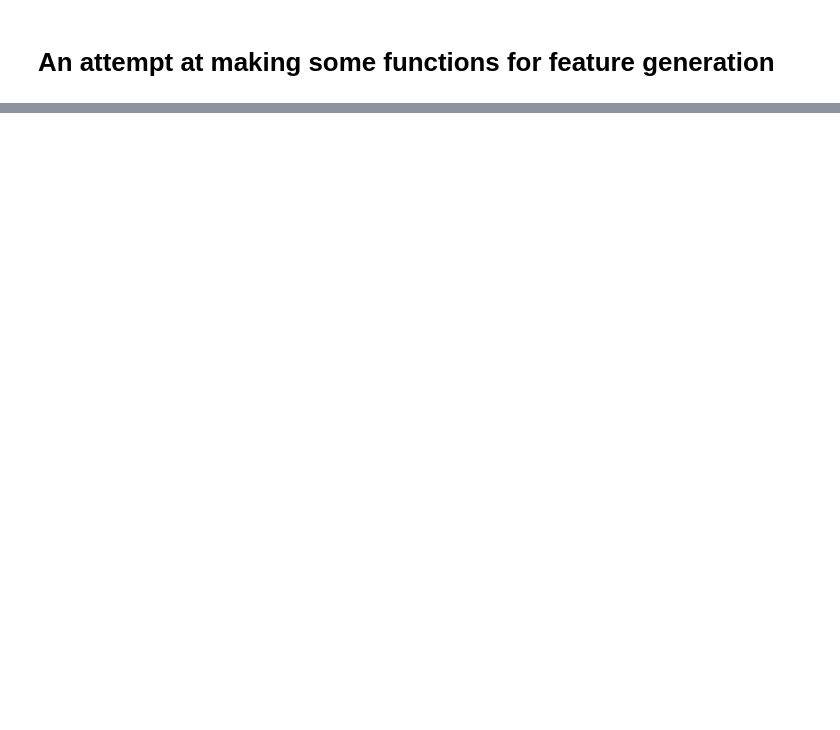
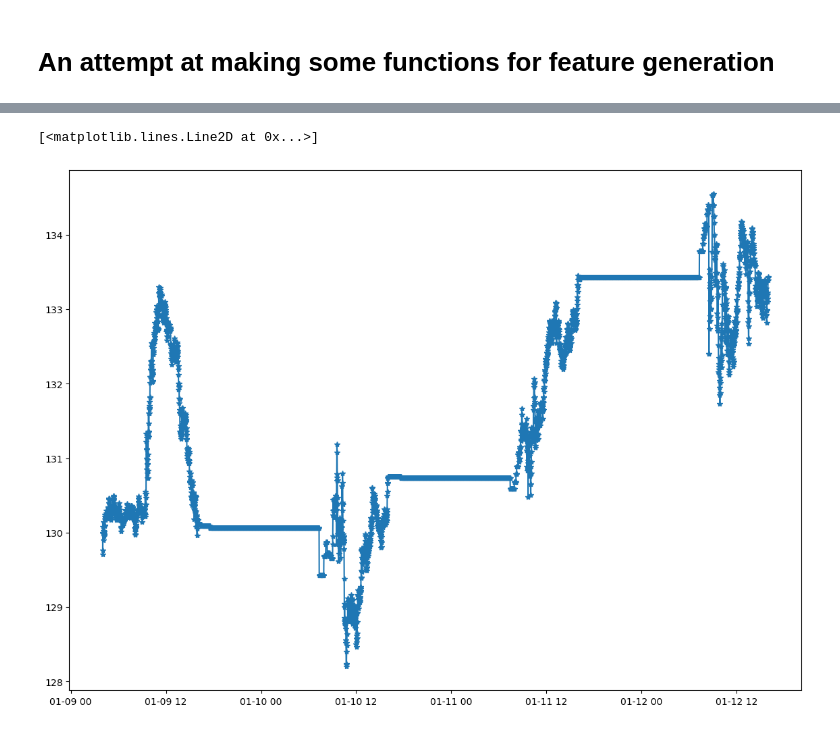
Before and after one commit to kpollackhinds/Trading-with-Momentum-Transformer, a Jupyter notebook: feature_gen_test.ipynb, the cells around one changed output, grey strips where cells are left out. Saved outputs shown, nothing was run; the diff lists cells and outputs as text; code cells hidden in the pictures; blank space fills up the shorter version.

```diff
--- a/feature_gen_test.ipynb
+++ b/feature_gen_test.ipynb
@@ -146,0 +152,8 @@ dtypes: float64(2), int64(1), object(2)
+# %%
+fig,ax=plt.subplots(figsize=(14,10))
+ax.plot(resampled_dataframe.index,resampled_dataframe['Trade_Price'],marker='*')
+
+# print(resampled_dataframe.iloc[700:1000][["Trade_Price"]])
+# %% [output]
+[<matplotlib.lines.Line2D at 0x...>]
+[figure, added]
```
Also changed, not shown: parts of 19 cells of this notebook, 3 other files.
